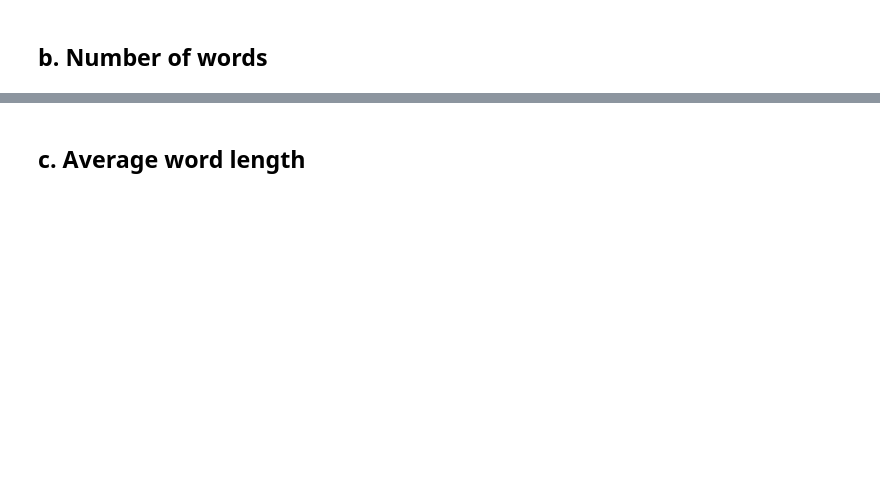
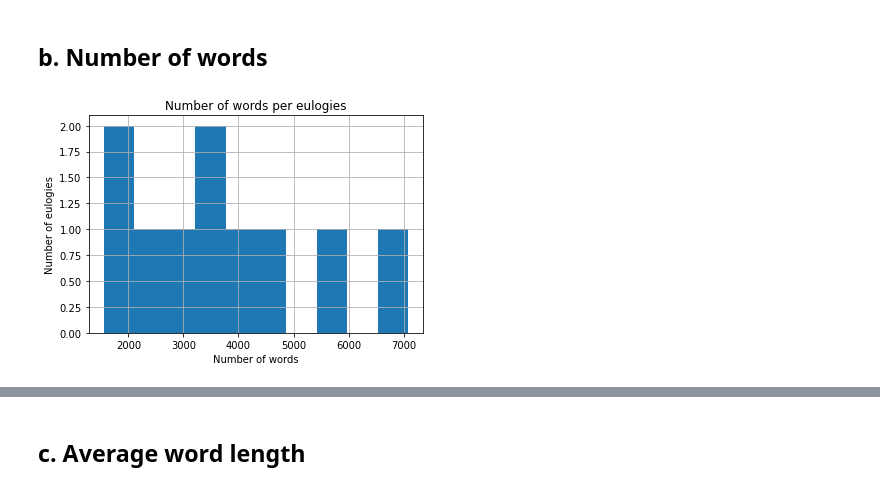
Before and after one commit to LHST-EPFL/eloge_academie, a Jupyter notebook: Code/Condorcet/Mairan.ipynb, the cells around one changed output, grey strips where cells are left out. Saved outputs shown, nothing was run; the diff lists cells and outputs as text; code cells hidden in the pictures; blank space fills up the shorter version.

```diff
--- a/Code/Condorcet/Mairan.ipynb
+++ b/Code/Condorcet/Mairan.ipynb
@@ -46,2 +63,6 @@ df_mairan.Annee.hist(xrot = 90)
 # %% [markdown]
 ## b. Number of words
+# %%
+nbr_words(df_mairan)
+# %% [output]
+[figure, added]
```
Also changed, not shown: parts of 38 cells of this notebook, 3 other files.
